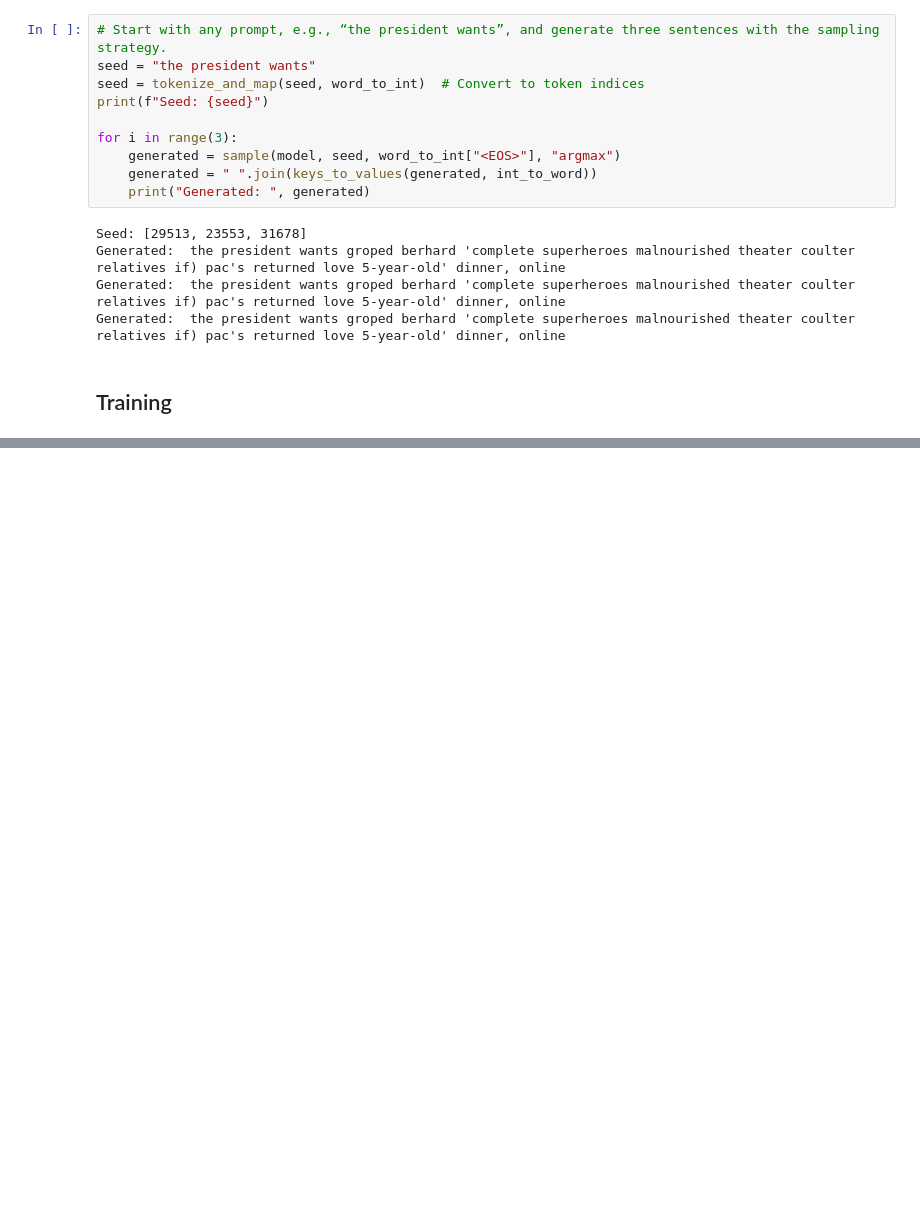
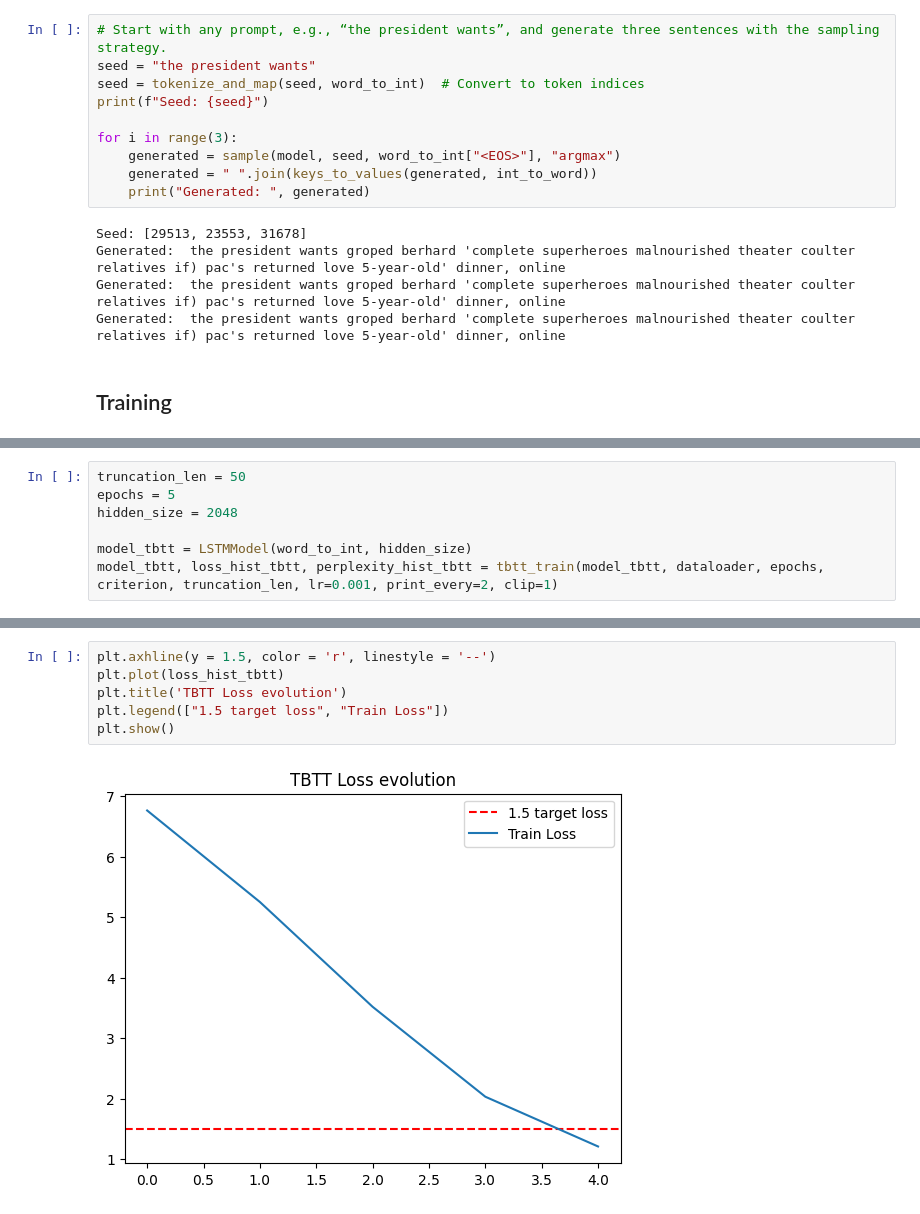
Before and after one commit to cricci3/DeepLearningLab, a Jupyter notebook: Assignment 3/assignment3.ipynb, the cells around one changed output, grey strips where cells are left out. Cells and saved outputs as stored; diff of their text form; blank space fills up the shorter version.

```diff
--- a/Assignment 3/assignment3.ipynb
+++ b/Assignment 3/assignment3.ipynb
@@ -557,0 +647,7 @@ plt.show()
+# %%
+truncation_len = 50
+epochs = 5
+hidden_size = 2048
+
+model_tbtt = LSTMModel(word_to_int, hidden_size)
+model_tbtt, loss_hist_tbtt, perplexity_hist_tbtt = tbtt_train(model_tbtt, dataloader, epochs, criterion, truncation_len, lr=0.001, print_every=2, clip=1)
@@ -557,0 +662,8 @@ plt.show()
+# %%
+plt.axhline(y = 1.5, color = 'r', linestyle = '--')
+plt.plot(loss_hist_tbtt)
+plt.title('TBTT Loss evolution')
+plt.legend(["1.5 target loss", "Train Loss"])
+plt.show()
+# %% [output]
+[figure, added]
```
Also changed, not shown: parts of 11 cells of this notebook.
